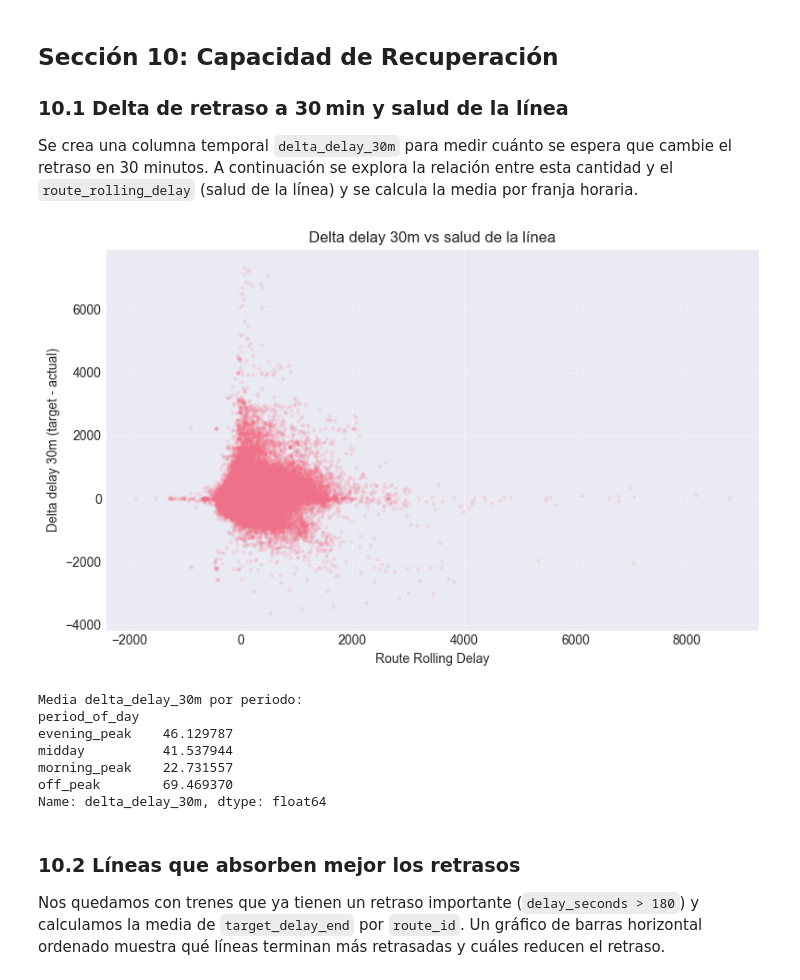
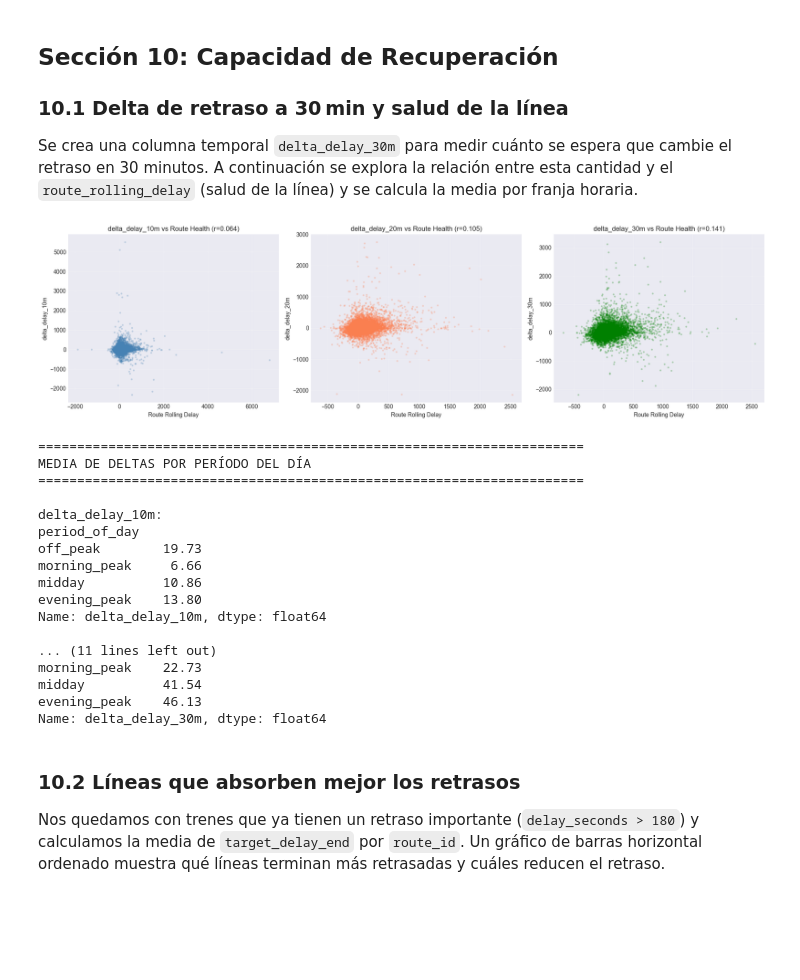
Before and after one commit to UCM-GIDIA-PD1/c2526-R5, a Jupyter notebook: notebooks/gtfs_historico/eda_gtfs_cleaned.ipynb, the cells around one changed output. Cells and saved outputs as stored; diff of their text form; code cells hidden in the pictures; blank space fills up the shorter version.

```diff
--- a/notebooks/gtfs_historico/eda_gtfs_cleaned.ipynb
+++ b/notebooks/gtfs_historico/eda_gtfs_cleaned.ipynb
@@ -963,34 +975,53 @@ que cambie el retraso en 30 minutos. A continuación se explora la relación
 entre esta cantidad y el `route_rolling_delay` (salud de la línea) y se
 calcula la media por franja horaria.
 # %%
-# 10.1 – delta y scatter
-# 1. crear columna temporal (filtrando NaNs en target_delay_30m)
-df_temp = df_full.dropna(subset=['target_delay_30m']).copy()
-df_temp['delta_delay_30m'] = df_temp['target_delay_30m'] - df_temp['delay_seconds']
+# 10.1 – análisis de deltas y salud de línea
+delta_cols = ['delta_delay_10m', 'delta_delay_20m', 'delta_delay_30m']
 
-# scatter con alpha bajo
-plt.figure(figsize=(8,5))
-plt.scatter(df_temp['route_rolling_delay'], df_temp['delta_delay_30m'],
-            alpha=0.1, s=5)
-plt.xlabel('Route Rolling Delay')
-plt.ylabel('Delta delay 30m (target - actual)')
-plt.title('Delta delay 30m vs salud de la línea')
-plt.grid(alpha=0.3)
+# Scatter plots: salud de línea vs deltas
+fig, axes = plt.subplots(1, 3, figsize=(18, 5))
+colors_delta = ['steelblue', 'coral', 'green']
+
+for idx, delta in enumerate(delta_cols):
+    sample = df_full.dropna(subset=[delta, 'route_rolling_delay']).sample(min(10000, len(df_full)))
+    axes[idx].scatter(sample['route_rolling_delay'], sample[delta], alpha=0.2, s=5, color=colors_delta[idx])
+    axes[idx].set_xlabel('Route Rolling Delay')
+    axes[idx].set_ylabel(delta)
+    corr_val = df_full['route_rolling_delay'].corr(df_full[delta])
+    axes[idx].set_title(f'{delta} vs Route Health (r={corr_val:.3f})')
+    axes[idx].grid(alpha=0.3)
+
 plt.tight_layout()
 plt.show()
 
-# media de delta por periodo
-delta_period = df_temp.groupby('period_of_day')['delta_delay_30m'].mean()
-print("Media delta_delay_30m por periodo:")
-print(delta_period)
+# Estadísticas por período del día
+print("\n" + "="*70)
+print("MEDIA DE DELTAS POR PERÍODO DEL DÍA")
+print("="*70)
+
+period_order = ['off_peak', 'morning_peak', 'midday', 'evening_peak']
+for delta in delta_cols:
+    delta_period = df_full.groupby('period_of_day')[delta].mean().reindex(period_order)
+    print(f'\n{delta}:')
+    print(delta_period.round(2))
 # %% [output]
-[figure, old version]
+[figure, new version]
-Media delta_delay_30m por periodo:
+======================================================================
+MEDIA DE DELTAS POR PERÍODO DEL DÍA
+======================================================================
+
+delta_delay_10m:
 period_of_day
-evening_peak    46.129787
-midday          41.537944
-morning_peak    22.731557
-off_peak        69.469370
+off_peak        19.73
+morning_peak     6.66
+midday          10.86
+evening_peak    13.80
+Name: delta_delay_10m, dtype: float64
+
+... (11 lines left out)
+morning_peak    22.73
+midday          41.54
+evening_peak    46.13
 Name: delta_delay_30m, dtype: float64
 # %% [markdown]
 ### 10.2 Líneas que absorben mejor los retrasos
```
Also changed, not shown: parts of 3 cells of this notebook, 1 other file.
